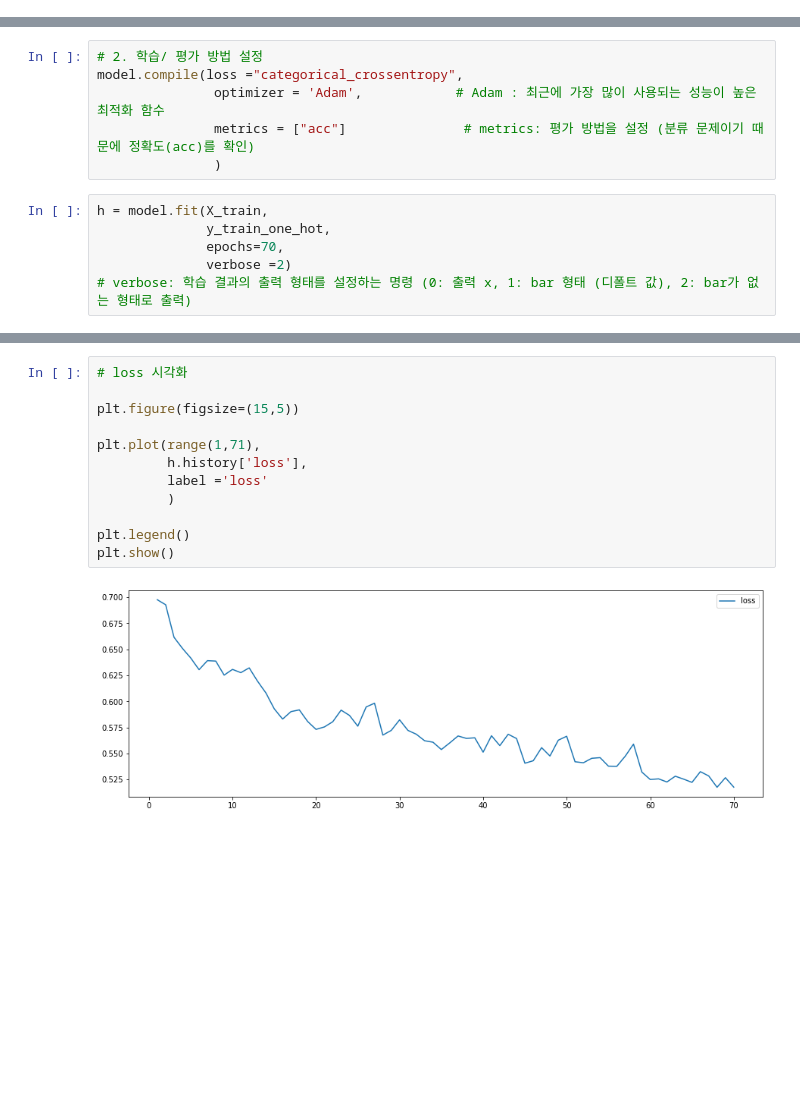
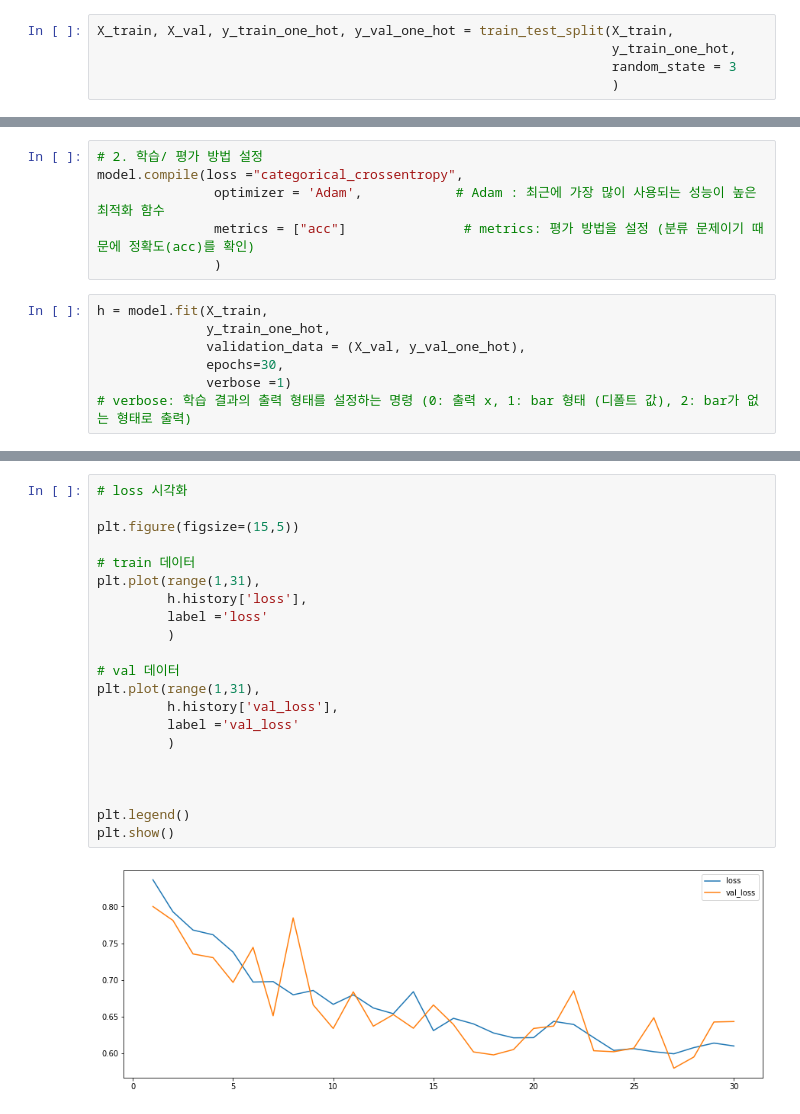
Before and after one commit to ldk7024/Deep_Learning_Study, a Jupyter notebook: 21_07_14_패션_이미지_데이터_분류.ipynb, the cells around one changed output, grey strips where cells are left out. Saved outputs shown, nothing was run; the diff lists cells and outputs as text; blank space fills up the shorter version.

```diff
--- a/21_07_14_패션_이미지_데이터_분류.ipynb
+++ b/21_07_14_패션_이미지_데이터_분류.ipynb
@@ -98,3 +101,8 @@ y_train_one_hot.shape
+# %%
+X_train, X_val, y_train_one_hot, y_val_one_hot = train_test_split(X_train,
+                                                                  y_train_one_hot,
+                                                                  random_state = 3
+                                                                  )
 # %%
 # 딥러닝을 위한 라이브러리를 임포트
 from tensorflow.keras import Sequential  # 신경망의 뼈대를 구성
@@ -152,7 +160,8 @@ model.compile(loss ="categorical_crossentropy",
 # %%
 h = model.fit(X_train,
               y_train_one_hot,
-              epochs=70,
-              verbose =2)
+              validation_data = (X_val, y_val_one_hot),
+              epochs=30,
+              verbose =1)
 # verbose: 학습 결과의 출력 형태를 설정하는 명령 (0: 출력 x, 1: bar 형태 (디폴트 값), 2: bar가 없는 형태로 출력)
 # %% [output]
@@ -190,17 +207,26 @@ plt.show()
 # %%
 # loss 시각화
 
 plt.figure(figsize=(15,5))
 
-plt.plot(range(1,71),
+# train 데이터
+plt.plot(range(1,31),
          h.history['loss'],
          label ='loss'
          )
 
+# val 데이터
+plt.plot(range(1,31),
+         h.history['val_loss'],
+         label ='val_loss'
+         )
+
+
+
 plt.legend()
 plt.show()
 # %% [output]
-[figure, old version]
+[figure, new version]
 # %%
 # 모델 평가
 model.evaluate(X_test,y_test_one_hot)
```
Also changed, not shown: parts of 5 cells of this notebook.
